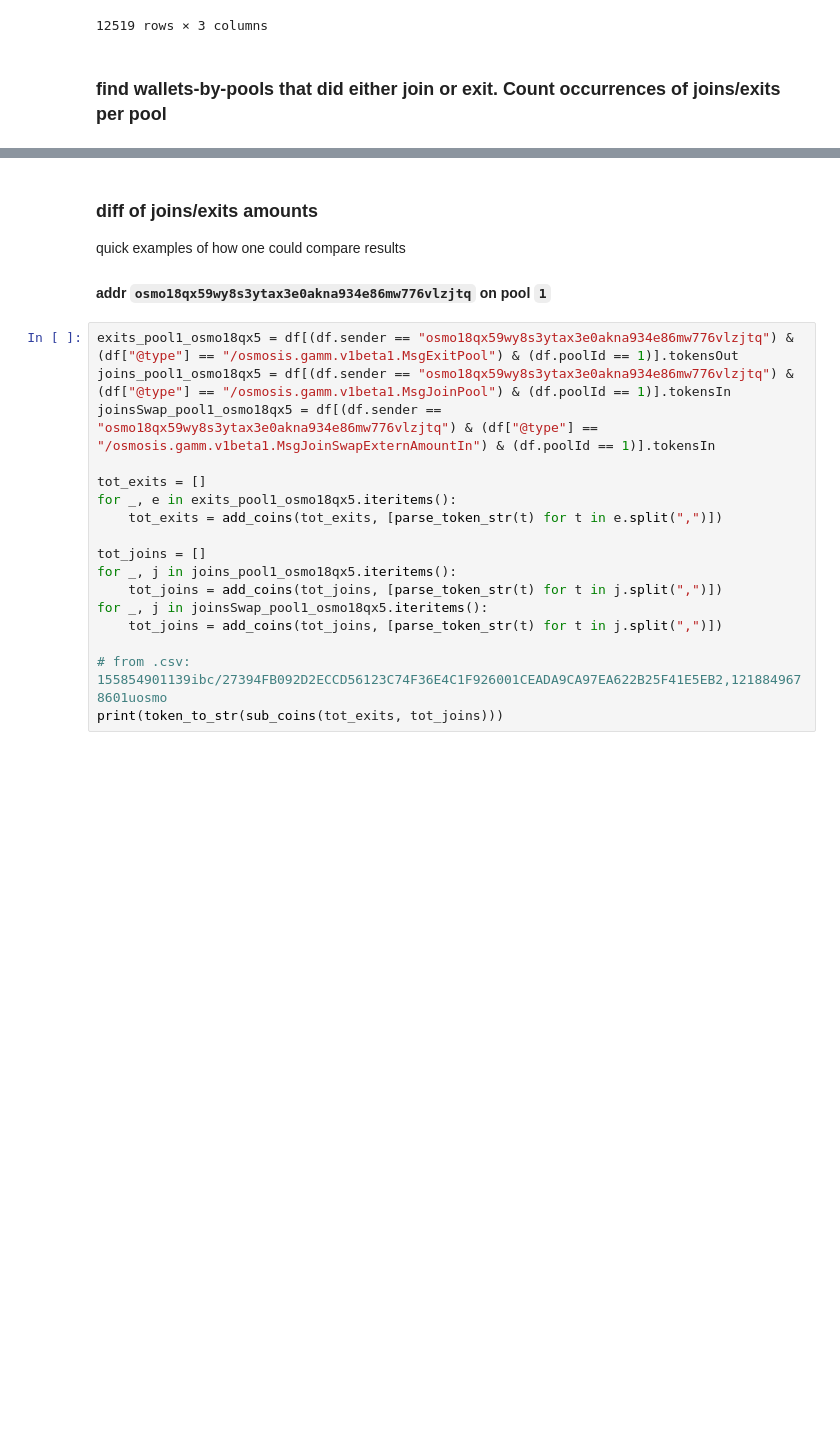
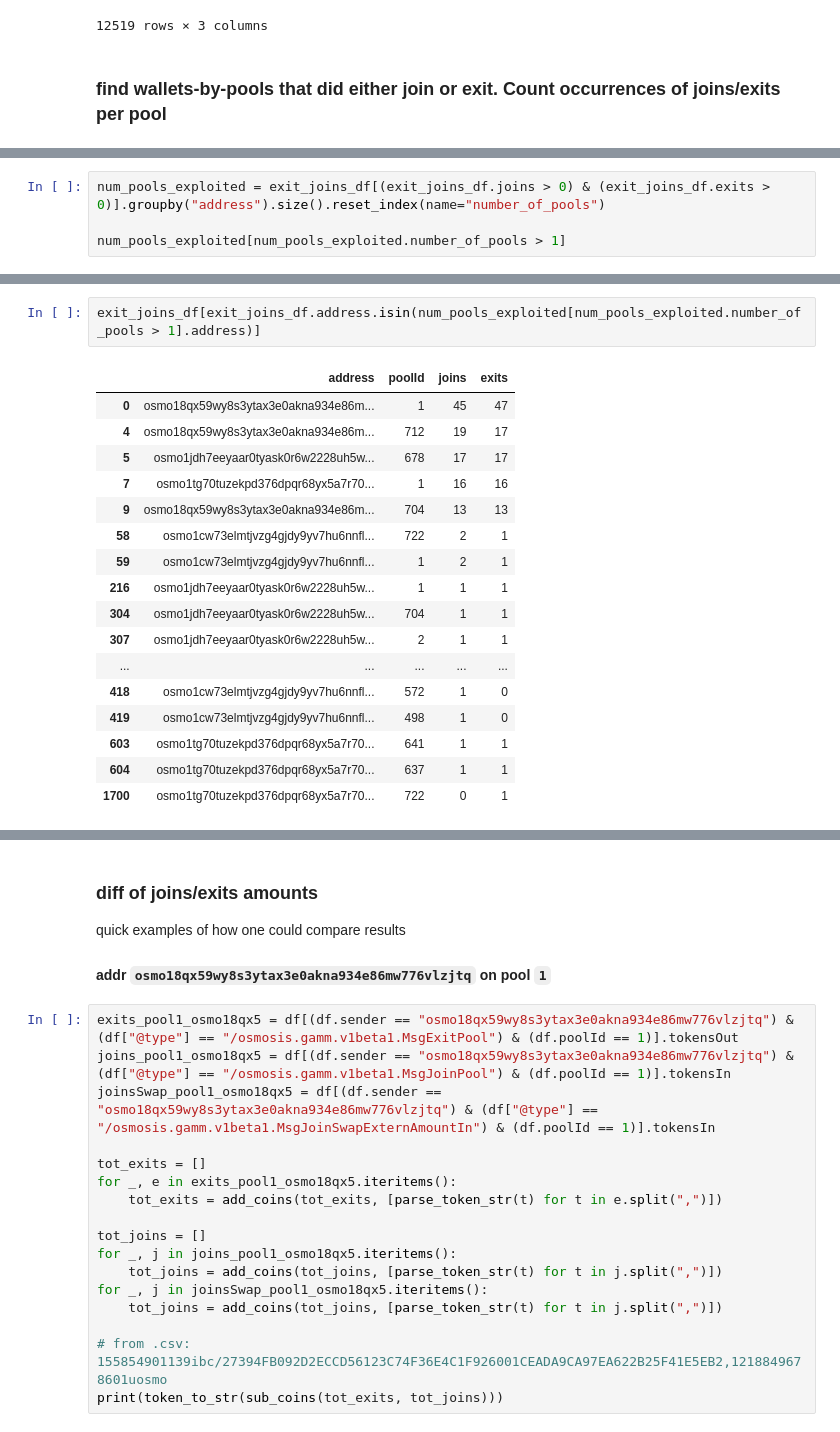
Before and after one commit to niccoloraspa/osmosis-halt-data, a Jupyter notebook: transactions.ipynb, the cells around one changed output, grey strips where cells are left out. Saved outputs shown, nothing was run; the diff lists cells and outputs as text; blank space fills up the shorter version.

```diff
--- a/transactions.ipynb
+++ b/transactions.ipynb
@@ -944,0 +1337,4 @@ exit_joins_df
+# %%
+num_pools_exploited = exit_joins_df[(exit_joins_df.joins > 0) & (exit_joins_df.exits > 0)].groupby("address").size().reset_index(name="number_of_pools")
+
+num_pools_exploited[num_pools_exploited.number_of_pools > 1]
@@ -944,0 +1347,20 @@ exit_joins_df
+# %%
+exit_joins_df[exit_joins_df.address.isin(num_pools_exploited[num_pools_exploited.number_of_pools > 1].address)]
+# %% [output]
+|  | address | poolId | joins | exits |
+| 0 | osmo18qx59wy8s3ytax3e0akna934e86m... | 1 | 45 | 47 |
+| 4 | osmo18qx59wy8s3ytax3e0akna934e86m... | 712 | 19 | 17 |
+| 5 | osmo1jdh7eeyaar0tyask0r6w2228uh5w... | 678 | 17 | 17 |
+| 7 | osmo1tg70tuzekpd376dpqr68yx5a7r70... | 1 | 16 | 16 |
+| 9 | osmo18qx59wy8s3ytax3e0akna934e86m... | 704 | 13 | 13 |
+| 58 | osmo1cw73elmtjvzg4gjdy9yv7hu6nnfl... | 722 | 2 | 1 |
+| 59 | osmo1cw73elmtjvzg4gjdy9yv7hu6nnfl... | 1 | 2 | 1 |
+| 216 | osmo1jdh7eeyaar0tyask0r6w2228uh5w... | 1 | 1 | 1 |
+| 304 | osmo1jdh7eeyaar0tyask0r6w2228uh5w... | 704 | 1 | 1 |
+| 307 | osmo1jdh7eeyaar0tyask0r6w2228uh5w... | 2 | 1 | 1 |
+| ... | ... | ... | ... | ... |
+| 418 | osmo1cw73elmtjvzg4gjdy9yv7hu6nnfl... | 572 | 1 | 0 |
+| 419 | osmo1cw73elmtjvzg4gjdy9yv7hu6nnfl... | 498 | 1 | 0 |
+| 603 | osmo1tg70tuzekpd376dpqr68yx5a7r70... | 641 | 1 | 1 |
+| 604 | osmo1tg70tuzekpd376dpqr68yx5a7r70... | 637 | 1 | 1 |
+| 1700 | osmo1tg70tuzekpd376dpqr68yx5a7r70... | 722 | 0 | 1 |
```
Also changed, not shown: parts of 37 cells of this notebook, 4 other files.
